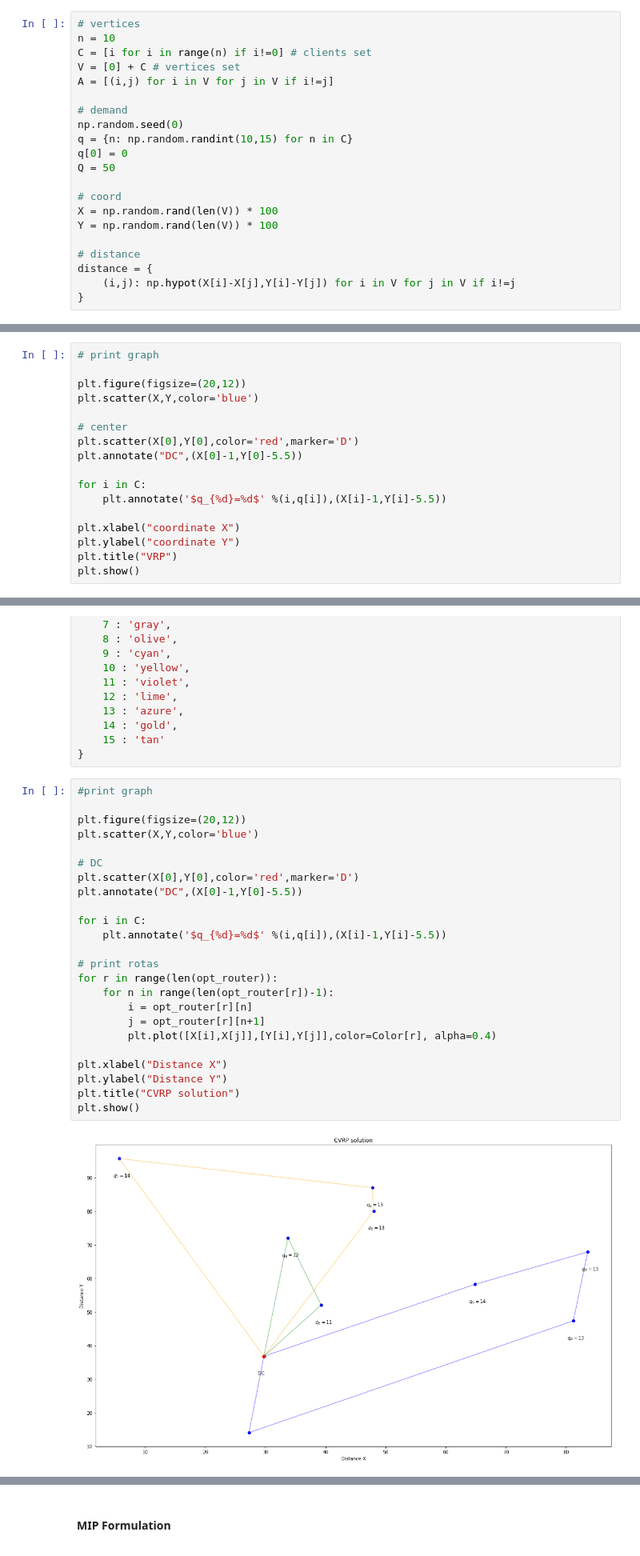
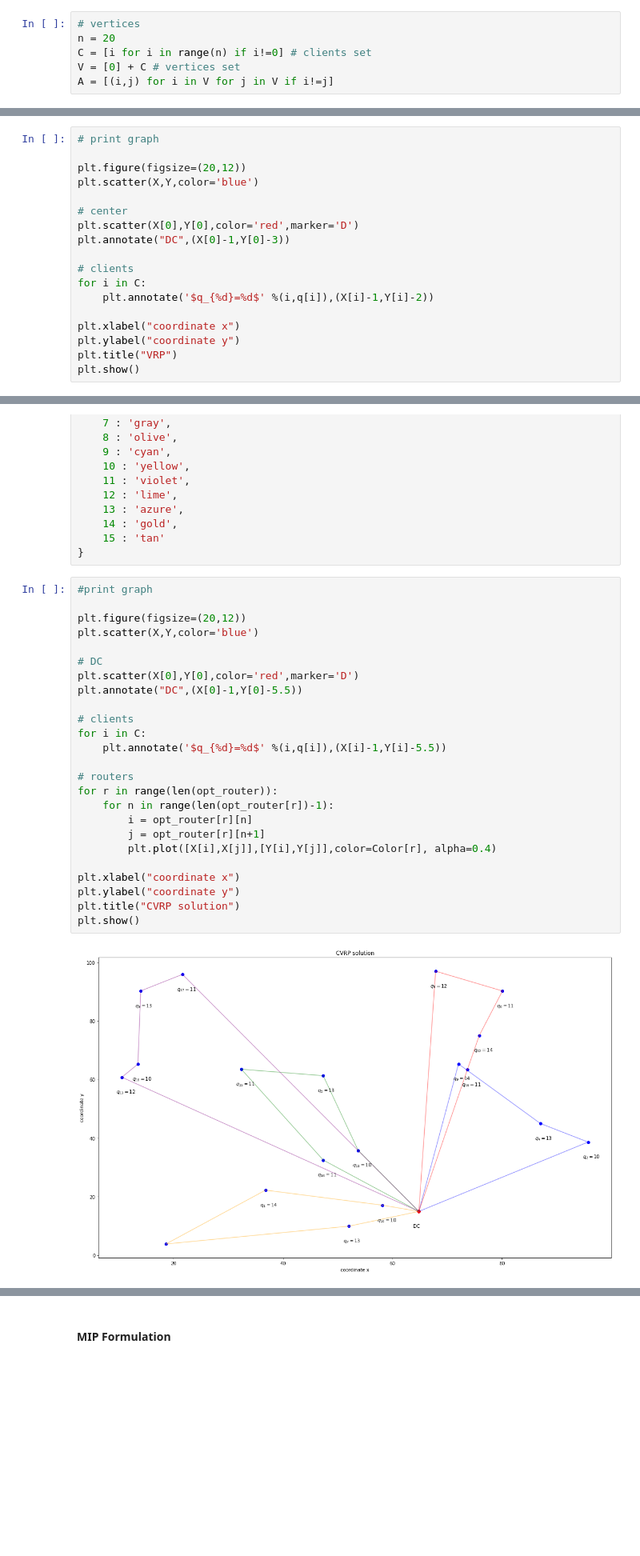
Before and after one commit to jesusossian/opt_lab, a Jupyter notebook: notebooks/vrp_intro.ipynb, the cells around one changed output, grey strips where cells are left out. Shown: that part at 80% size. Saved outputs shown, nothing was run; the diff lists cells and outputs as text; blank space fills up the shorter version.

```diff
--- a/notebooks/vrp_intro.ipynb
+++ b/notebooks/vrp_intro.ipynb
@@ -71,22 +72,7 @@ import matplotlib.pyplot as plt
 import matplotlib.patches as mpatches
 # %%
 # vertices
-n = 10
+n = 20
 C = [i for i in range(n) if i!=0] # clients set
 V = [0] + C # vertices set
 A = [(i,j) for i in V for j in V if i!=j]
-
-# demand
-np.random.seed(0)
-q = {n: np.random.randint(10,15) for n in C}
-q[0] = 0
-Q = 50
-
-# coord
-X = np.random.rand(len(V)) * 100
-Y = np.random.rand(len(V)) * 100
-
-# distance
-distance = {
-    (i,j): np.hypot(X[i]-X[j],Y[i]-Y[j]) for i in V for j in V if i!=j
-}
@@ -98,13 +119,14 @@ plt.scatter(X,Y,color='blue')
 
 # center
 plt.scatter(X[0],Y[0],color='red',marker='D')
-plt.annotate("DC",(X[0]-1,Y[0]-5.5))
+plt.annotate("DC",(X[0]-1,Y[0]-3))
 
+# clients
 for i in C:
-    plt.annotate('$q_{%d}=%d$' %(i,q[i]),(X[i]-1,Y[i]-5.5))
+    plt.annotate('$q_{%d}=%d$' %(i,q[i]),(X[i]-1,Y[i]-2))
 
-plt.xlabel("coordinate X")
-plt.ylabel("coordinate Y")
+plt.xlabel("coordinate x")
+plt.ylabel("coordinate y")
 plt.title("VRP")
 plt.show()
 # %% [output]
@@ -240,29 +266,30 @@ Color = {
 # %%
 #print graph
 
 plt.figure(figsize=(20,12))
 plt.scatter(X,Y,color='blue')
 
 # DC
 plt.scatter(X[0],Y[0],color='red',marker='D')
 plt.annotate("DC",(X[0]-1,Y[0]-5.5))
 
+# clients
 for i in C:
     plt.annotate('$q_{%d}=%d$' %(i,q[i]),(X[i]-1,Y[i]-5.5))
 
-# print rotas
+# routers
 for r in range(len(opt_router)):
     for n in range(len(opt_router[r])-1):
         i = opt_router[r][n]
         j = opt_router[r][n+1]
         plt.plot([X[i],X[j]],[Y[i],Y[j]],color=Color[r], alpha=0.4)
 
-plt.xlabel("Distance X")
-plt.ylabel("Distance Y")
+plt.xlabel("coordinate x")
+plt.ylabel("coordinate y")
 plt.title("CVRP solution")
 plt.show()
 # %% [output]
-[figure, old version]
+[figure, new version]
 # %% [markdown]
 ### Vehicle Routing Problem With Time Windows (VRPTW)
 
```
Also changed, not shown: parts of 19 cells of this notebook, 7 other files.
